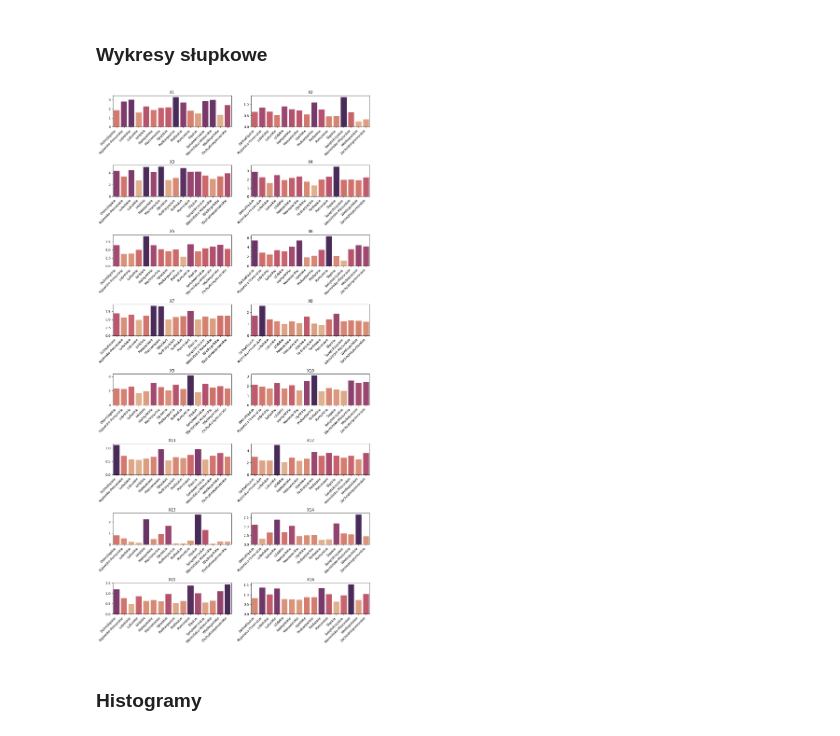
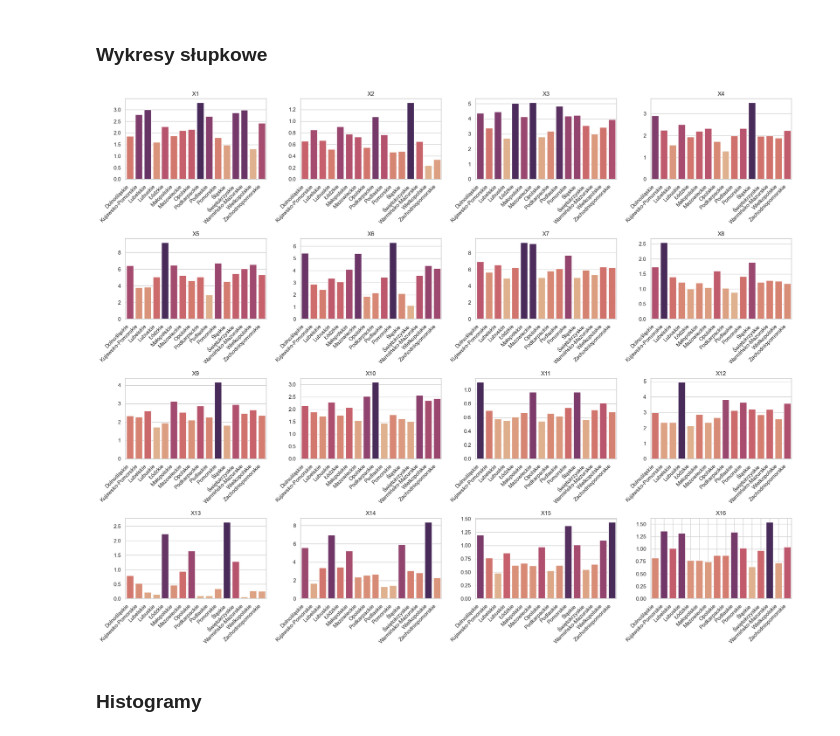
Before and after one commit to isturdyb/AW, a Jupyter notebook: AW.ipynb, the cells around one changed output. Saved outputs shown, nothing was run; the diff lists cells and outputs as text; code cells hidden in the pictures.

```diff
--- a/AW.ipynb
+++ b/AW.ipynb
@@ -15,7 +22,7 @@ pwd
 # %% [markdown]
 ### Wczytanie i motyfikacja danych
 # %%
-data = pd.read_excel(pwd + '/data.xlsx')
+data = pd.read_excel(pwd + '/data.xlsx').round(2)
 data
 # %% [output]
 |  | Województwo | X1 | X2 | X3 | X4 | X5 | X6 | X7 | X8 | X9 | X10 | ... |
@@ -42,7 +49,7 @@ Index(['Województwo', 'X1', 'X2', 'X3', 'X4', 'X5', 'X6', 'X7', 'X8', 'X9',
        'X10', 'X11', 'X12', 'X13', 'X14', 'X15', 'X16'],
       dtype='object')
 # %%
-data = data.set_index('Województwo')
+data = data.set_index('Województwo').round(2)
 data
 # %% [output]
 |  | X1 | X2 | X3 | X4 | X5 | X6 | X7 | X8 | X9 | X10 | X11 | ... |
@@ -147,7 +140,3 @@ columns_to_drop = list(set(columns_to_drop))
 (f'Zmienne do odrzucenia: {columns_to_drop}')
 # %% [output]
 'Zmienne do odrzucenia: []'
-# %%
-data_original = data.copy()
-data = data.drop(columns=columns_to_drop)
-data
@@ -215,26 +165,27 @@ plt.show()
 #### Ustalenie liczby wierszy i kolumn dla subplotów
 # %%
 liczba_cech = len(data.columns)
-liczba_kolumn = 2
-liczba_wierszy =  liczba_cech // liczba_kolumn + (liczba_cech % liczba_kolumn > 0)
+liczba_kolumn = 4
+liczba_wierszy = 4
 # %% [markdown]
 ### Wykresy słupkowe
 # %%
-plt.figure(figsize=(12, 3 * liczba_wierszy))
+plt.figure(figsize=(20, 4 * liczba_wierszy))
 for i, cecha in enumerate(data.columns, 1):
     plt.subplot(liczba_wierszy, liczba_kolumn, i)
     palette = sns.color_palette("flare", as_cmap=True)
     sns.barplot(x=data.index, y=data[cecha], legend=False, hue=data[cecha], palette=palette)
     plt.xlabel('')
     plt.ylabel('')
 
     plt.xticks(rotation=45, ha='right')
     plt.title(cecha)
 
 plt.tight_layout()
+plt.grid(True)
 plt.show()
 # %% [output]
-[figure, old version]
+[figure, new version]
 # %% [markdown]
 ### Histogramy
 # %%
```
Also changed, not shown: parts of 98 cells of this notebook, 7 other files.
